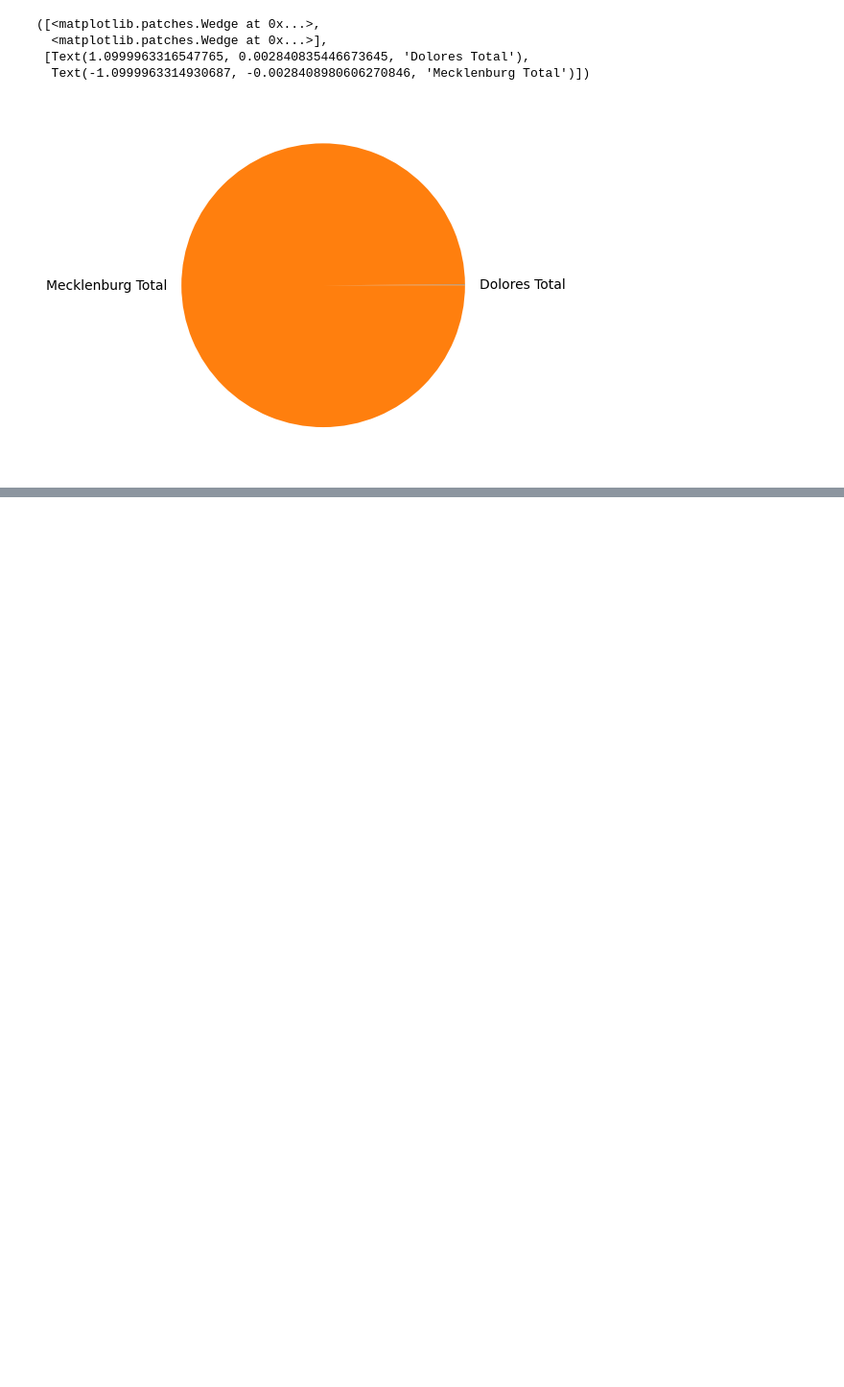
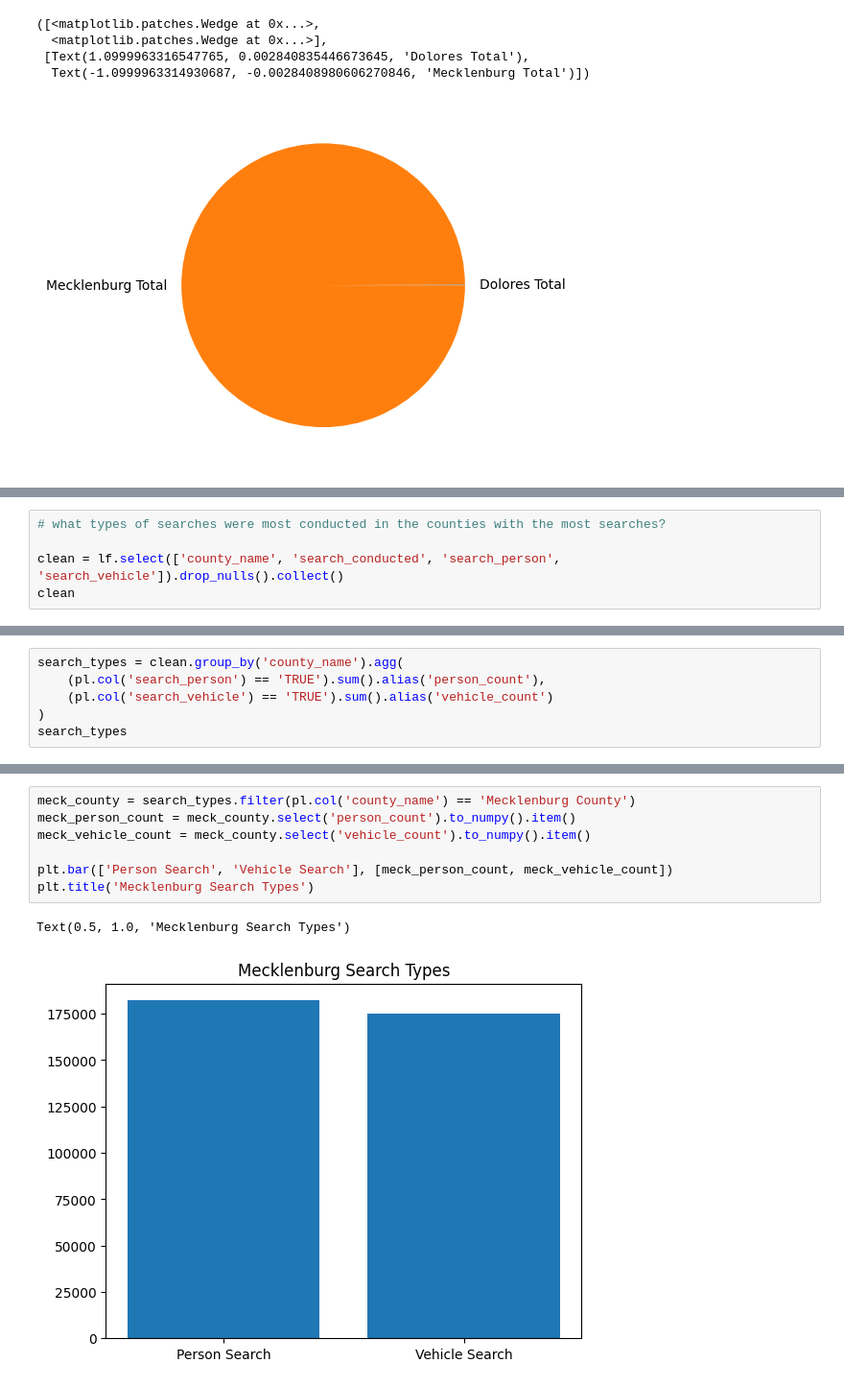
Before and after one commit to ramyap06/stanford-open-policing-data-analysis, a Jupyter notebook: location.ipynb, the cells around one changed output, grey strips where cells are left out. Shown at 96% size. Cells and saved outputs as stored; diff of their text form; blank space fills up the shorter version.

```diff
--- a/location.ipynb
+++ b/location.ipynb
@@ -141,0 +160,5 @@ plt.pie(data, labels=labels)
+# %%
+# what types of searches were most conducted in the counties with the most searches?
+
+clean = lf.select(['county_name', 'search_conducted', 'search_person', 'search_vehicle']).drop_nulls().collect()
+clean
@@ -141,0 +180,6 @@ plt.pie(data, labels=labels)
+# %%
+search_types = clean.group_by('county_name').agg(
+    (pl.col('search_person') == 'TRUE').sum().alias('person_count'),
+    (pl.col('search_vehicle') == 'TRUE').sum().alias('vehicle_count')
+)
+search_types
@@ -141,0 +201,10 @@ plt.pie(data, labels=labels)
+# %%
+meck_county = search_types.filter(pl.col('county_name') == 'Mecklenburg County')
+meck_person_count = meck_county.select('person_count').to_numpy().item()
+meck_vehicle_count = meck_county.select('vehicle_count').to_numpy().item()
+
+plt.bar(['Person Search', 'Vehicle Search'], [meck_person_count, meck_vehicle_count])
+plt.title('Mecklenburg Search Types')
+# %% [output]
+Text(0.5, 1.0, 'Mecklenburg Search Types')
+[figure, added]
```
Also changed, not shown: parts of 15 cells of this notebook.
